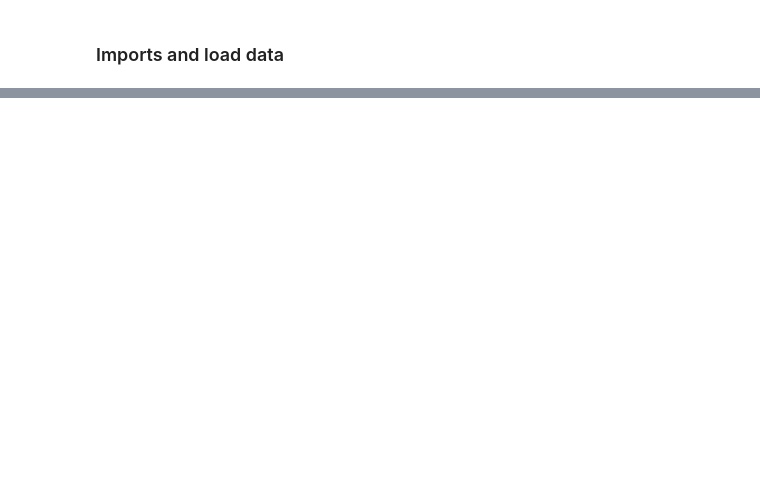
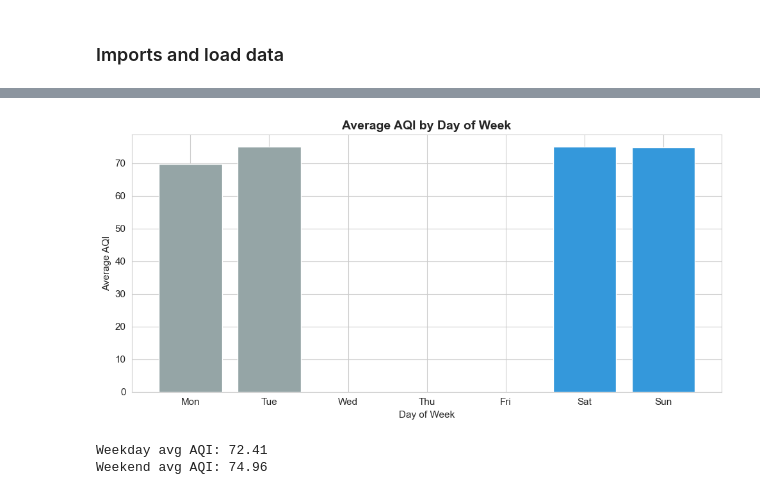
Before and after one commit to murtaza-23/AQI-Predictor, a Jupyter notebook: notebooks/EDA.ipynb, the cells around one changed output, grey strips where cells are left out. Cells and saved outputs as stored; diff of their text form; code cells hidden in the pictures; blank space fills up the shorter version.

```diff
--- a/notebooks/EDA.ipynb
+++ b/notebooks/EDA.ipynb
@@ -73,0 +186,27 @@ Name: timestamp, dtype: object
+# %%
+days = ["Mon", "Tue", "Wed", "Thu", "Fri", "Sat", "Sun"]
+
+daily_avg = df.groupby("day_of_week")["aqi"].mean().reindex(range(7))
+
+fig, ax = plt.subplots(figsize=(10, 5))
+
+ax.bar(
+    days,
+    daily_avg.values,
+    color=["#95a5a6" if i < 5 else "#3498db" for i in range(7)]
+)
+
+ax.set_title("Average AQI by Day of Week", fontsize=14, fontweight="bold")
+ax.set_xlabel("Day of Week")
+ax.set_ylabel("Average AQI")
+
+plt.tight_layout()
+plt.savefig("../notebooks/plots/aqi_by_day.png", dpi=150)
+plt.show()
+
+print("Weekday avg AQI:", daily_avg[:5].mean().round(2))
+print("Weekend avg AQI:", daily_avg[5:].mean().round(2))
+# %% [output]
+[figure, added]
+Weekday avg AQI: 72.41
+Weekend avg AQI: 74.96
```
Also changed, not shown: parts of 9 cells of this notebook, 7 other files.
